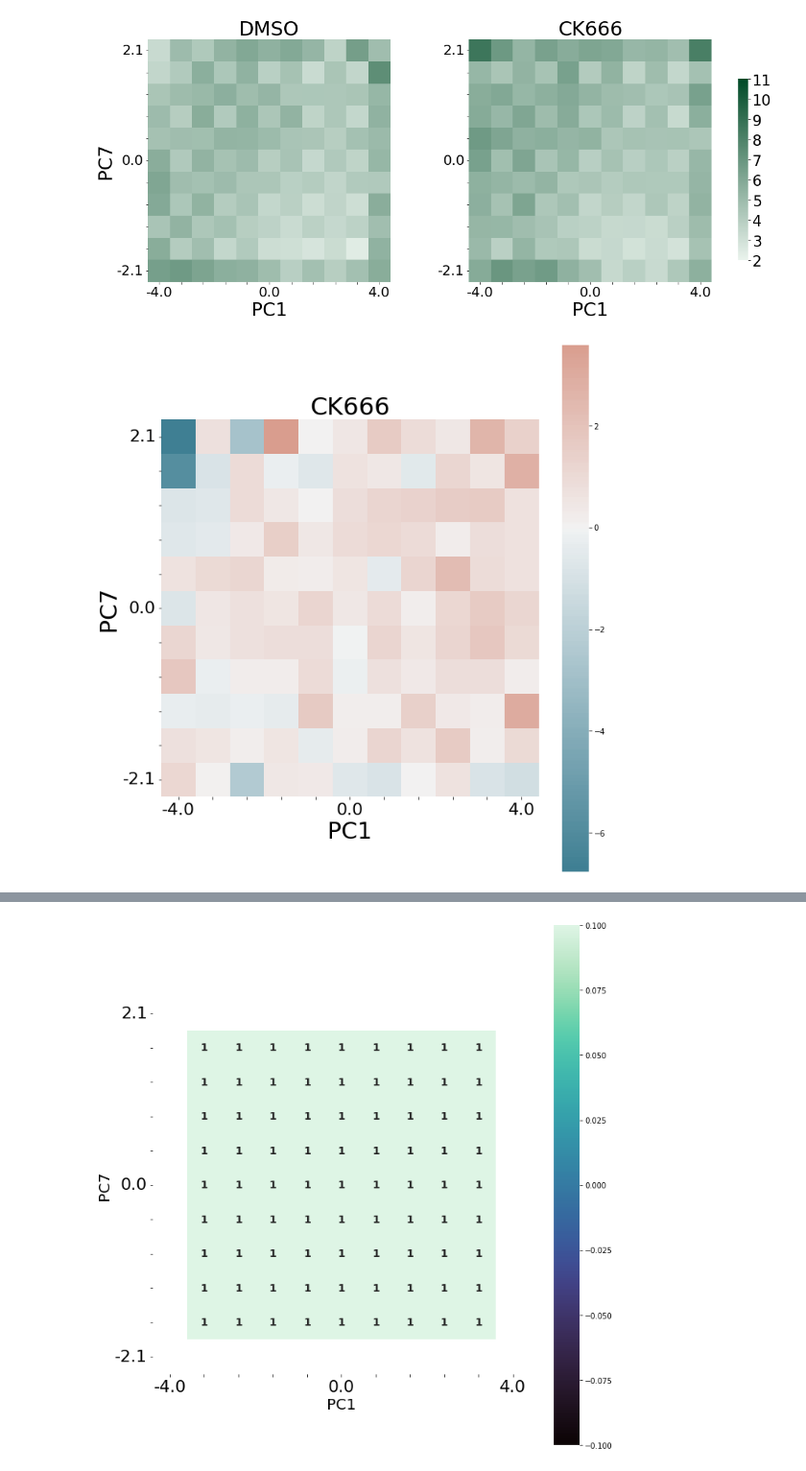
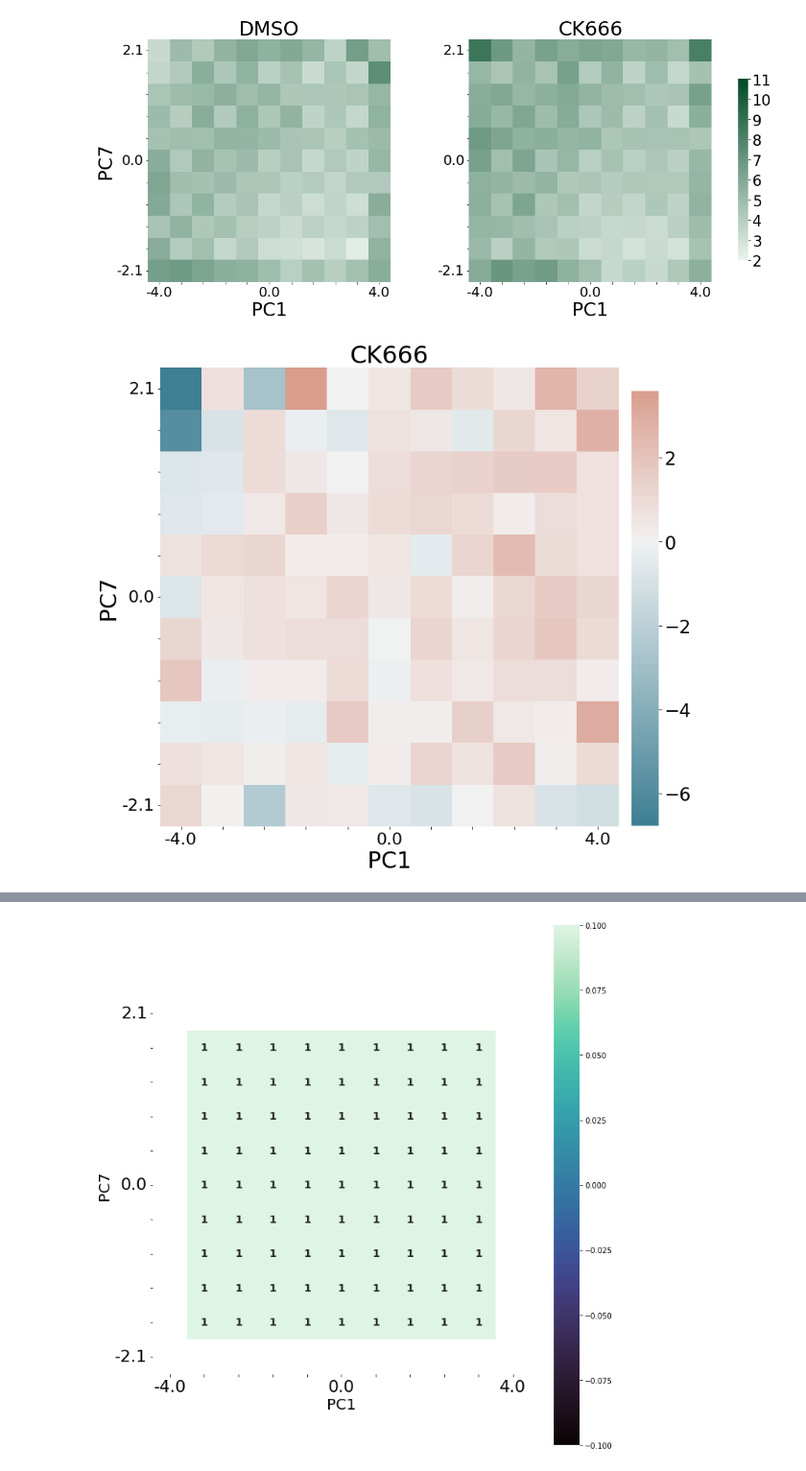
Before and after one commit to looneytunes2/NeutrophilShapeAnalysis, a Jupyter notebook: Notebooks/confocal_37/Confocal Combined PCA 37C CK666 Analysis PC1-PC7 transitions.ipynb, the cells around one changed output, grey strips where cells are left out. Shown at 96% size. Cells and saved outputs as stored; diff of their text form; code cells hidden in the pictures.

```diff
--- a/Notebooks/confocal_37/Confocal Combined PCA 37C CK666 Analysis PC1-PC7 transitions.ipynb
+++ b/Notebooks/confocal_37/Confocal Combined PCA 37C CK666 Analysis PC1-PC7 transitions.ipynb
@@ -457,7 +457,7 @@ plt.savefig(savedir + 'PC1_PC7 probability dwell time heatmap separated.png', bb
 
 fig, ax = plt.subplots(1,1,figsize=(10,10))
 #single colorbar axis
-# cbar_ax = fig.add_axes([.999, .21, .015, .58])
+cbar_ax = fig.add_axes([.999, .1, .05, .8])
 
 #calculate control heatmap to subtract from the treatments
 mm = transdf_sep.Treatment.unique()[0]
@@ -496,7 +496,7 @@ for x in range(nbins):
 
 
 difference = bighm-ctrlhm
-
+i=0
 #plot heatmap with seaborn
 sns.heatmap(
     difference,
@@ -507,40 +507,40 @@ sns.heatmap(
     xticklabels = True,
     yticklabels = True,
     ax = ax,
-#     cbar=i==0,
+    cbar=i==0,
     cbar_ax = None if i else cbar_ax,
 #         cbar_kws=cbar_kws
 )
 ax.set_xticklabels(
     [round(x,1) for x in centers.PC1.to_list()],
     fontsize = 22
 )
 ax.set_yticklabels(
     [round(x,1) for x in centers.PC7.to_list()],
     rotation=0,
     fontsize = 22
 )
 #take out all axis labels except the desired ones
 for i, l in enumerate(ax.xaxis.get_ticklabels()):
     if i%5 != 0:
         l.set_visible(False)
 for i, l in enumerate(ax.yaxis.get_ticklabels()):
     if i%5 != 0:
         l.set_visible(False)
 #set axis titles
-ax.set_xlabel('PC1', fontsize = 30)
+ax.set_xlabel(whichpcs[0], fontsize = 30)
 
 #correct axis orientations
 ax.invert_yaxis()
 #set title
 ax.set_title(mm, fontsize = 32)
 
 
 # adjust colorbar tick label size
 cbar_ax.set_yticklabels(cbar_ax.get_yticklabels(),fontsize=24)
 #set axis title
-ax.set_ylabel('PC7', fontsize = 30)
+ax.set_ylabel(whichpcs[1], fontsize = 30)
 plt.tight_layout()
-# plt.savefig(savedir + 'PC1_PC7 probability density DIFFERENCE heatmap separated.png', bbox_inches='tight', dpi = 500)
+plt.savefig(savedir + f'{whichpcs[0]}_{whichpcs[1]} dwell time DIFFERENCE heatmap.png', bbox_inches='tight', dpi = 500)
 # %% [output]
-[figure, old version]
+[figure, new version]
```
Also changed, not shown: parts of 4 cells of this notebook, 50 other files.
